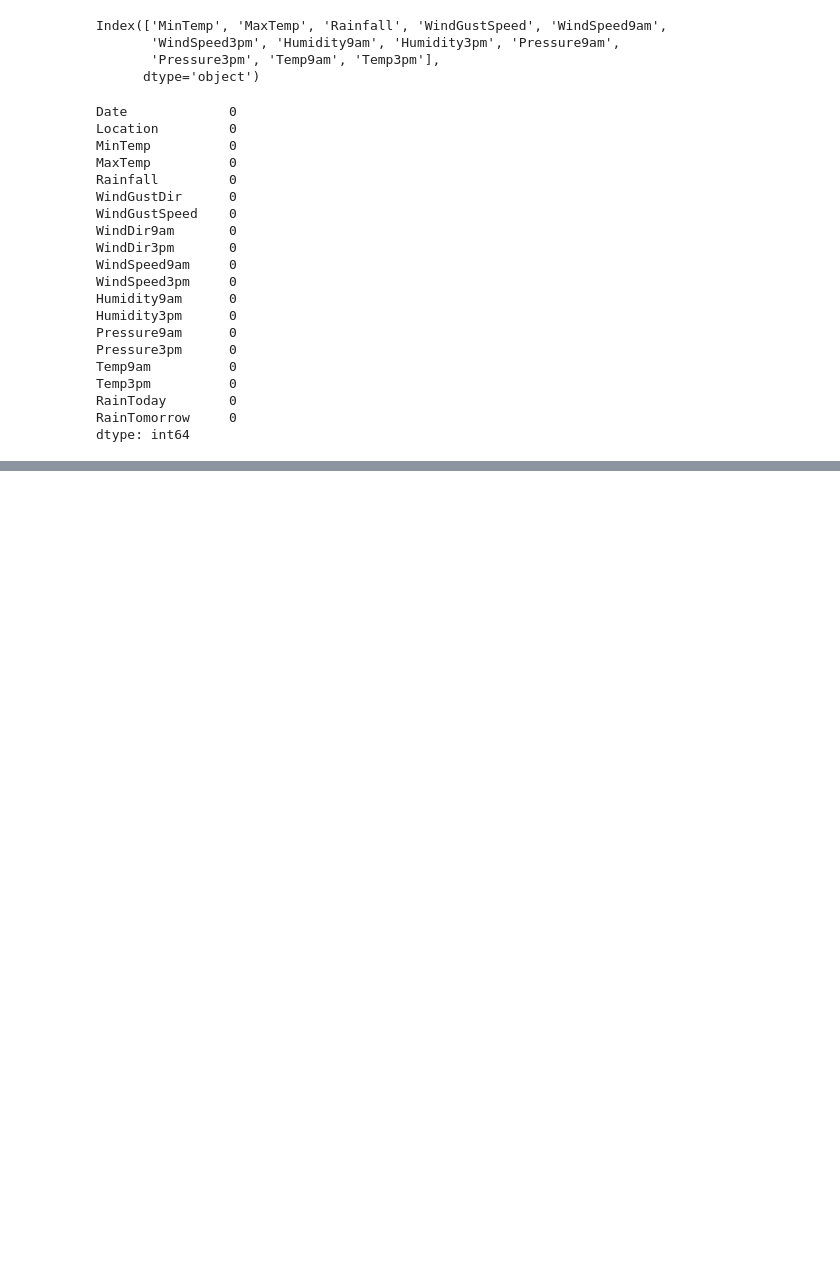
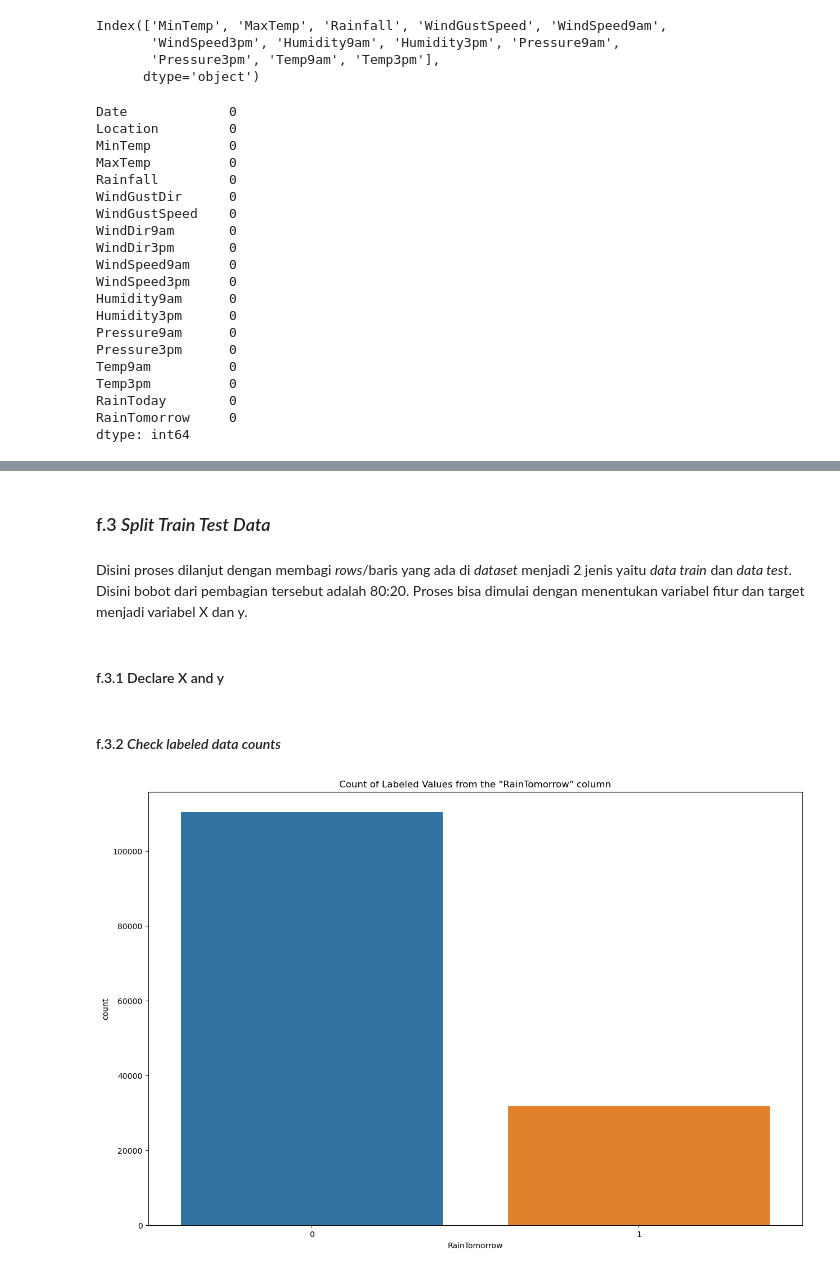
Before and after one commit to vincenta1206519/Hacktiv8_FinalProject, a Jupyter notebook: Final Project 2/PYTN_KampusMerdeka_fp2_Kelompok9.ipynb, the cells around one changed output, grey strips where cells are left out. Drawn from its saved outputs; the diff is of its cells as text; code cells hidden in the pictures; blank space fills up the shorter version.

Commit message:
Added model training and evaluation

```diff
--- a/Final Project 2/PYTN_KampusMerdeka_fp2_Kelompok9.ipynb
+++ b/Final Project 2/PYTN_KampusMerdeka_fp2_Kelompok9.ipynb
@@ -277,0 +396,6 @@ Setelah *data cleaning* dilakukan pada dataset, proses bisa dilanjut dengan mela
+# %% [markdown]
+### f.3 *Split Train Test Data*
+# %% [markdown]
+Disini proses dilanjut dengan membagi *rows*/baris yang ada di *dataset* menjadi 2 jenis yaitu *data train* dan *data test*. Disini bobot dari pembagian tersebut adalah 80:20. Proses bisa dimulai dengan menentukan variabel fitur dan target menjadi variabel X dan y.
+# %% [markdown]
+#### f.3.1 Declare X and y
@@ -277,0 +406,9 @@ Setelah *data cleaning* dilakukan pada dataset, proses bisa dilanjut dengan mela
+# %% [markdown]
+#### f.3.2 *Check labeled data counts*
+# %%
+plt.figure(figsize=(15,10))
+sns.countplot(x=df['RainTomorrow'])
+plt.title('Count of Labeled Values from the "RainTomorrow" column')
+plt.show()
+# %% [output]
+[figure, added]
```
Also changed, not shown: parts of 35 cells of this notebook.
